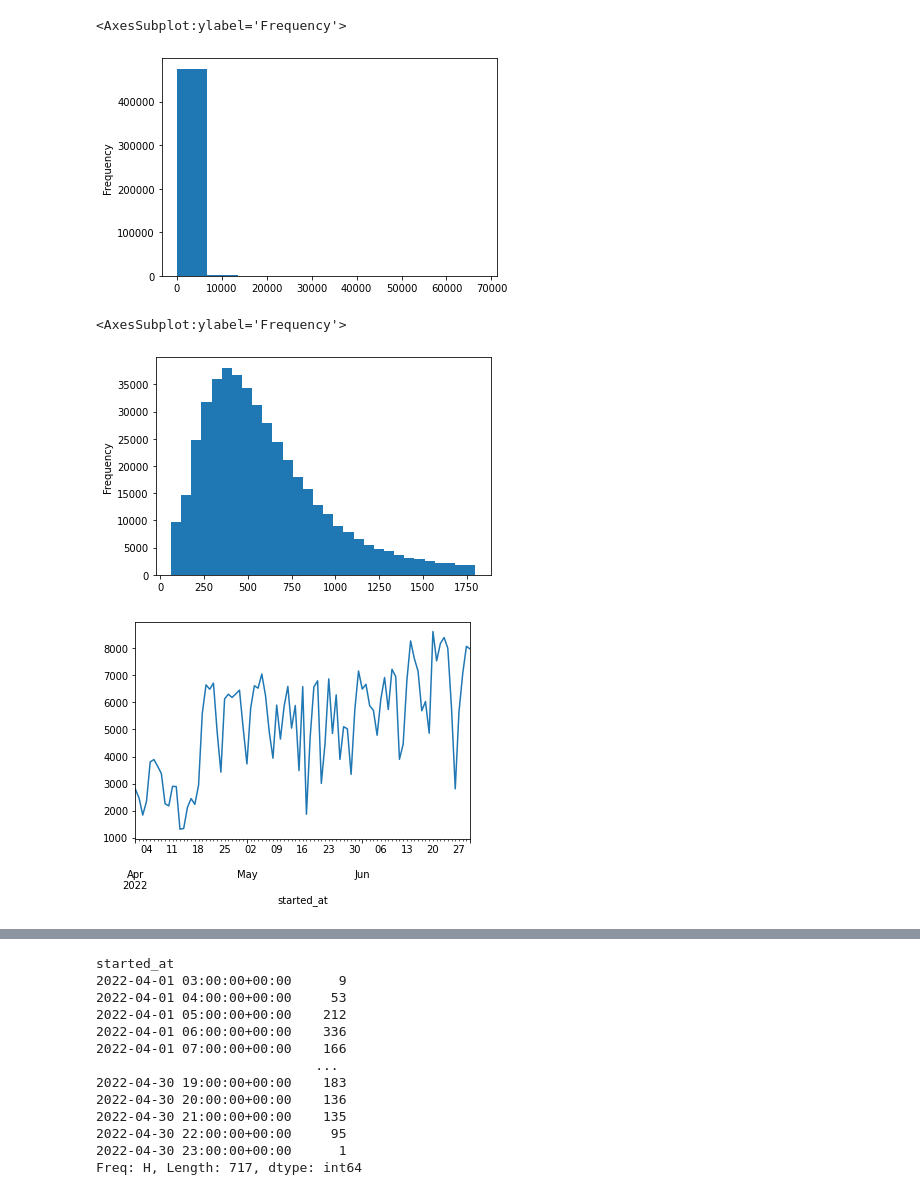
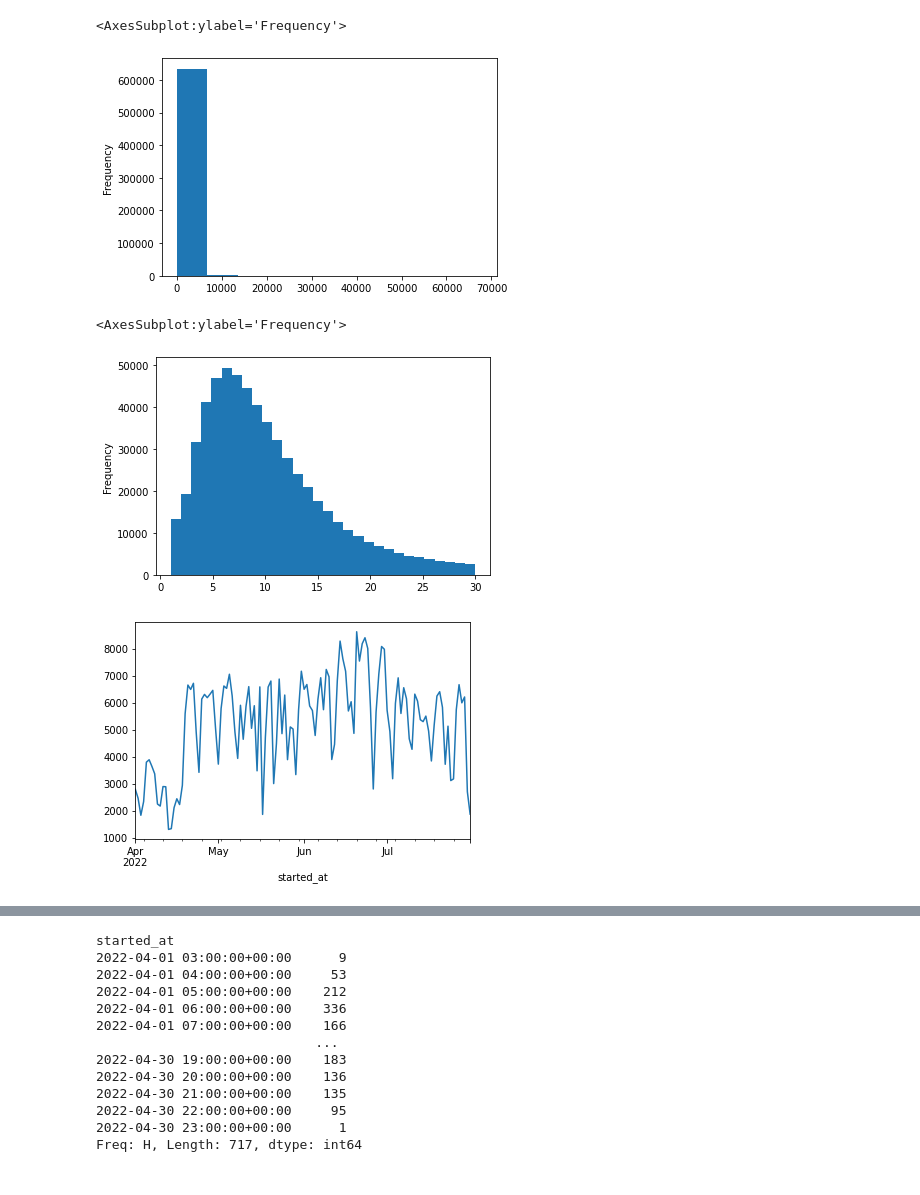
Before and after one commit to dhesse/IN-STK5000-Autumn-2022, a Jupyter notebook: nbhome/10 Outliers.ipynb, the cells around one changed output, grey strips where cells are left out. Saved outputs shown, nothing was run; the diff lists cells and outputs as text; code cells hidden in the pictures.

```diff
--- a/nbhome/10 Outliers.ipynb
+++ b/nbhome/10 Outliers.ipynb
@@ -5,5 +5,5 @@ url = "https://data.urbansharing.com/oslobysykkel.no/trips/v1/2022/0{n}.csv"
 # %%
 data = pandas.concat([
 pandas.read_csv(url.format(n=n), parse_dates=[0,1])
-    for n in [4, 5, 6]
+    for n in [4, 5, 6, 7]
 ])
@@ -11,17 +15,17 @@ pandas.read_csv(url.format(n=n), parse_dates=[0,1])
 data['duration'].plot.hist()
 # %% [output]
 <AxesSubplot:ylabel='Frequency'>
-[figure, old version]
+[figure, new version]
 # %%
-data[data['duration'] < 60*30]['duration'].plot.hist(bins=30)
+(data[data['duration'] < 60*30]['duration'] / 60).plot.hist(bins=30)
 # %% [output]
 <AxesSubplot:ylabel='Frequency'>
-[figure, old version]
+[figure, new version]
 # %%
 data.groupby(pandas.Grouper(key='started_at', freq='D')).size().plot()
 None
 # %% [output]
-[figure, old version]
+[figure, new version]
 # %%
 data.groupby(pandas.Grouper(key='started_at', freq='D')).mean()['duration'].plot()
 # %% [output]
```
Also changed, not shown: parts of 23 cells of this notebook, 1 other file.
